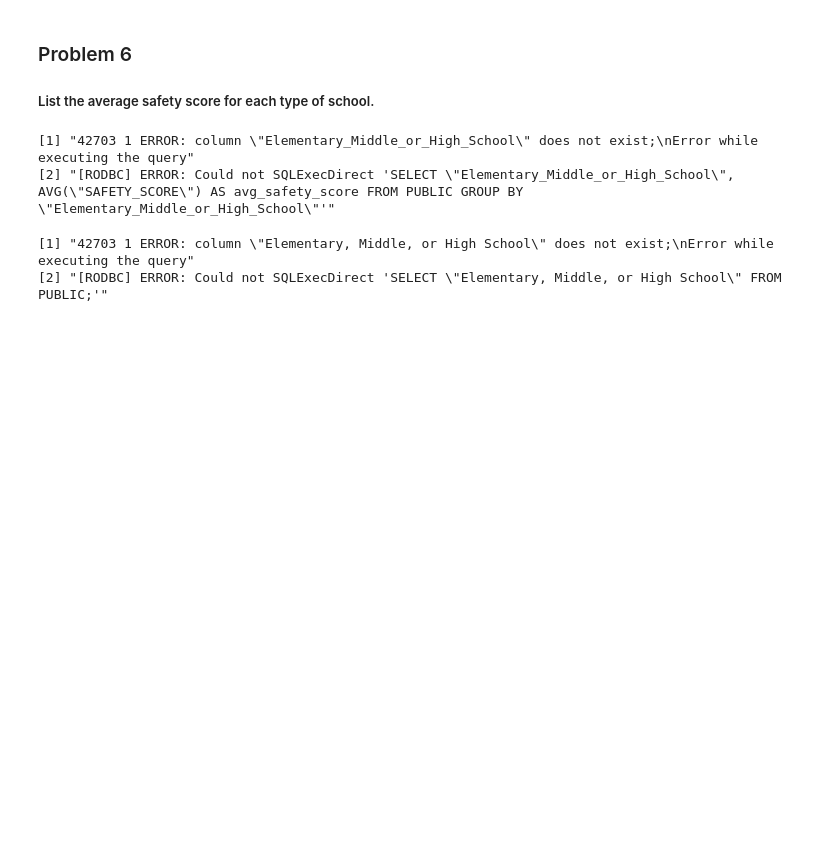
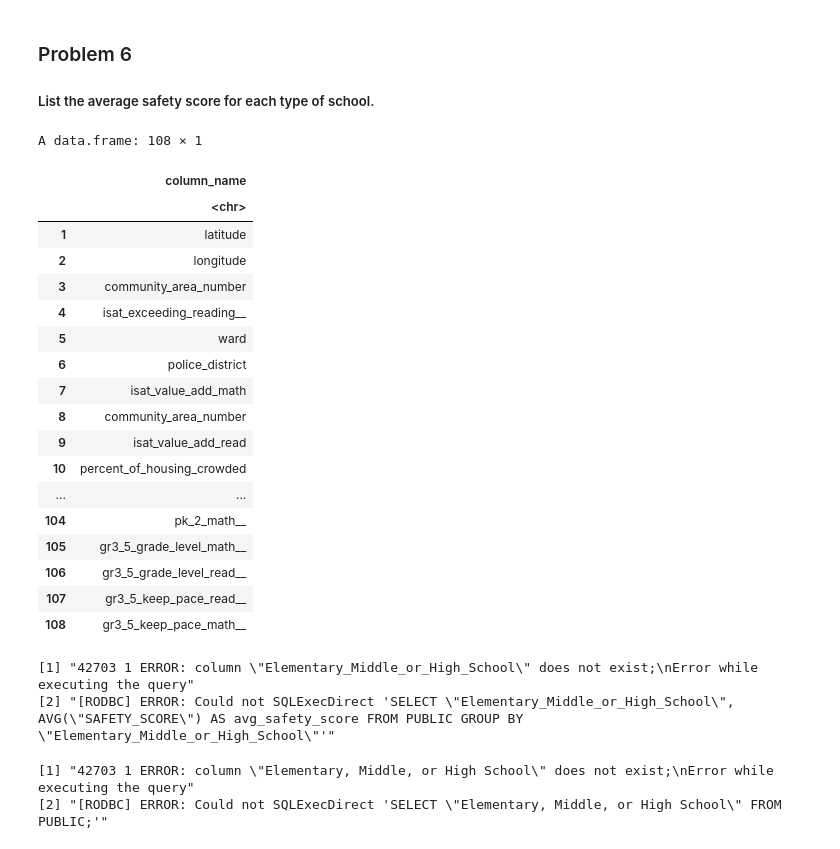
Before and after one commit to hungpham3112/School, a Jupyter notebook: DSR301m/Homework/Lab2/Lab 2 - Access SQL Database Server using R - Solution.ipynb, the cells around one changed output. Saved outputs shown, nothing was run; the diff lists cells and outputs as text; code cells hidden in the pictures; blank space fills up the shorter version.

```diff
--- a/DSR301m/Lab2/Lab 2 - Access SQL Database Server using R - Solution.ipynb
+++ b/DSR301m/Homework/Lab2/Lab 2 - Access SQL Database Server using R - Solution.ipynb
@@ -260,6 +235,33 @@ A data.frame: 6 × 1
 ### Problem 6
 
 ##### List the average safety score for each type of school.
+# %%
+sql_query <- "SELECT column_name
+              FROM information_schema.columns
+              WHERE table_schema = 'public';"
+
+# Execute the query
+column_names <- sqlQuery(conn, sql_query); column_names
+# %% [output]
+A data.frame: 108 × 1
+|  | column_name |
+|  | <chr> |
+| 1 | latitude |
+| 2 | longitude |
+| 3 | community_area_number |
+| 4 | isat_exceeding_reading__ |
+| 5 | ward |
+| 6 | police_district |
+| 7 | isat_value_add_math |
+| 8 | community_area_number |
+| 9 | isat_value_add_read |
+| 10 | percent_of_housing_crowded |
+| ... | ... |
+| 104 | pk_2_math__ |
+| 105 | gr3_5_grade_level_math__ |
+| 106 | gr3_5_grade_level_read__ |
+| 107 | gr3_5_keep_pace_read__ |
+| 108 | gr3_5_keep_pace_math__ |
 # %%
 #Enter your code below
 ques6 <- sqlQuery(conn, 'SELECT "Elementary_Middle_or_High_School", AVG("SAFETY_SCORE") AS avg_safety_score FROM PUBLIC GROUP BY "Elementary_Middle_or_High_School"');ques6
```
Also changed, not shown: parts of 9 cells of this notebook, 7 other files.
